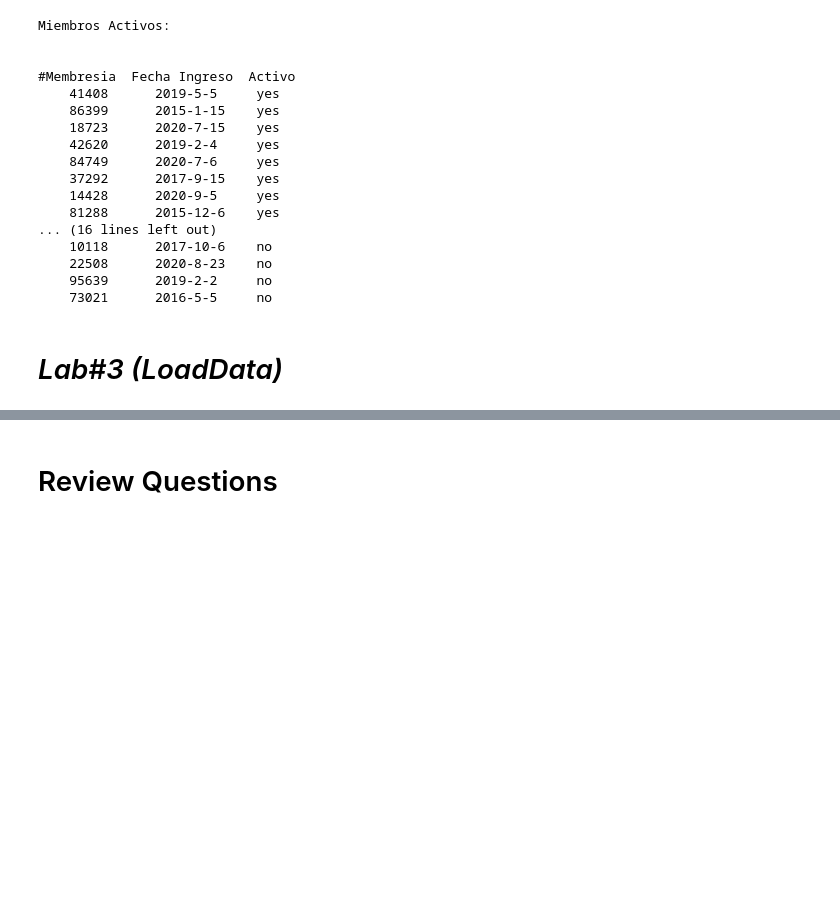
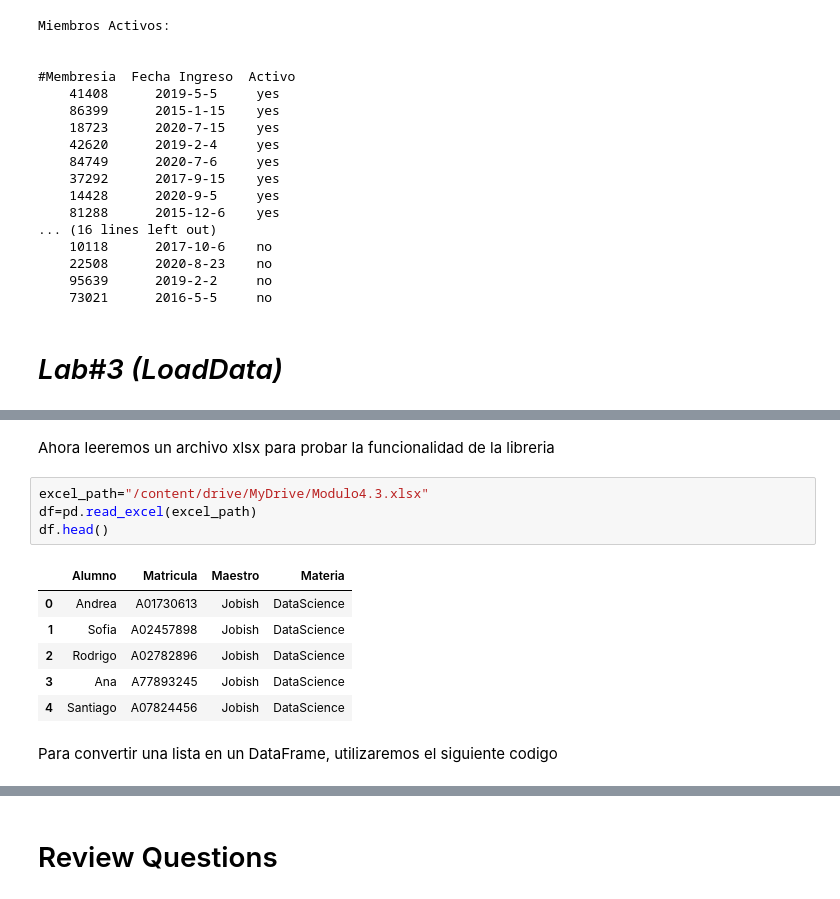
Before and after one commit to PosgradoMNA/actividades-de-aprendizaje-VazquezTadeoAndrea, a Jupyter notebook: Semana2_AndreaVazquezTadeo_Modulo4.ipynb, the cells around one changed output, grey strips where cells are left out. Saved outputs shown, nothing was run; the diff lists cells and outputs as text; blank space fills up the shorter version.

```diff
--- a/Semana2_AndreaVazquezTadeo_Modulo4.ipynb
+++ b/Semana2_AndreaVazquezTadeo_Modulo4.ipynb
@@ -416,0 +432,15 @@ Miembros Activos:
+# %% [markdown]
+Ahora leeremos un archivo xlsx para probar la funcionalidad de la libreria
+# %%
+excel_path="/content/drive/MyDrive/Modulo4.3.xlsx"
+df=pd.read_excel(excel_path)
+df.head()
+# %% [output]
+|  | Alumno | Matricula | Maestro | Materia |
+| 0 | Andrea | A01730613 | Jobish | DataScience |
+| 1 | Sofia | A02457898 | Jobish | DataScience |
+| 2 | Rodrigo | A02782896 | Jobish | DataScience |
+| 3 | Ana | A77893245 | Jobish | DataScience |
+| 4 | Santiago | A07824456 | Jobish | DataScience |
+# %% [markdown]
+Para convertir una lista en un DataFrame, utilizaremos el siguiente codigo
```
Also changed, not shown: parts of 12 cells of this notebook.
